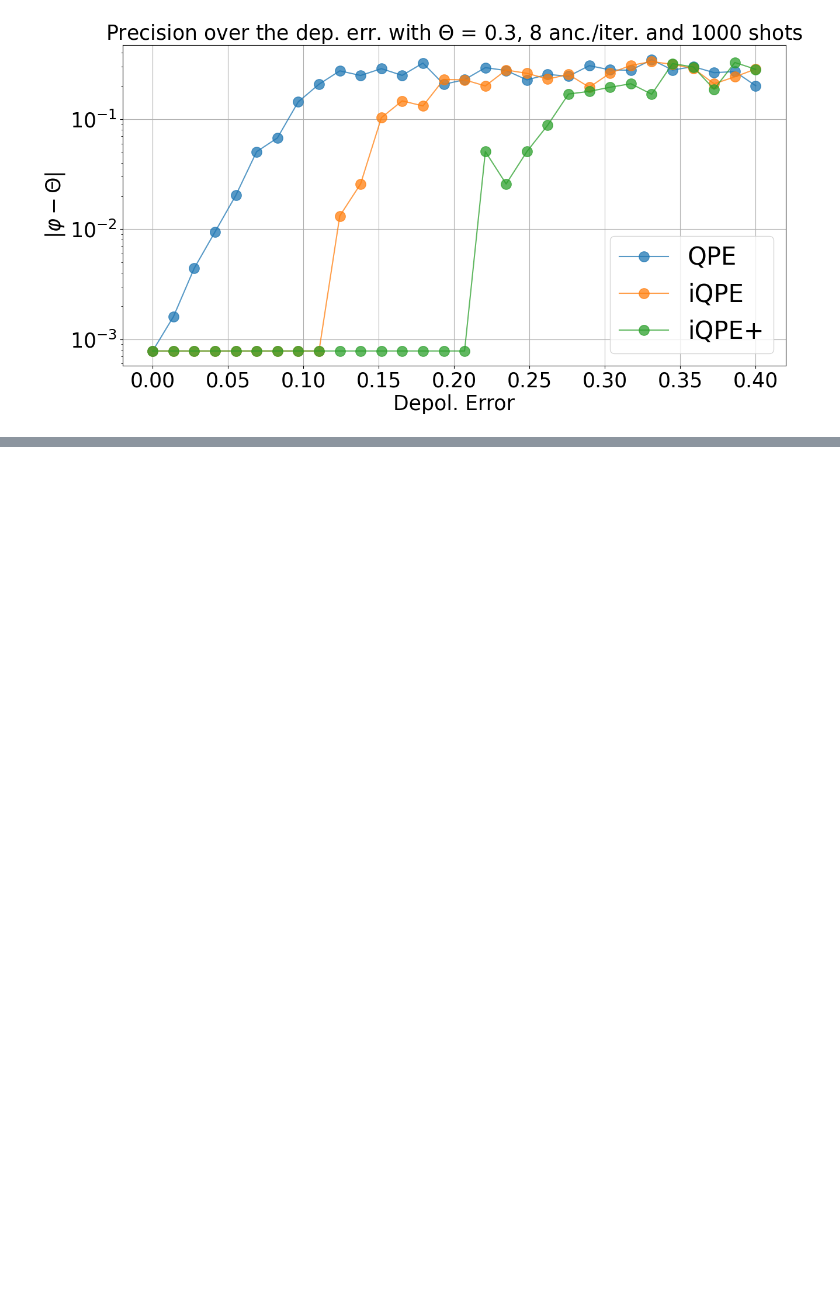
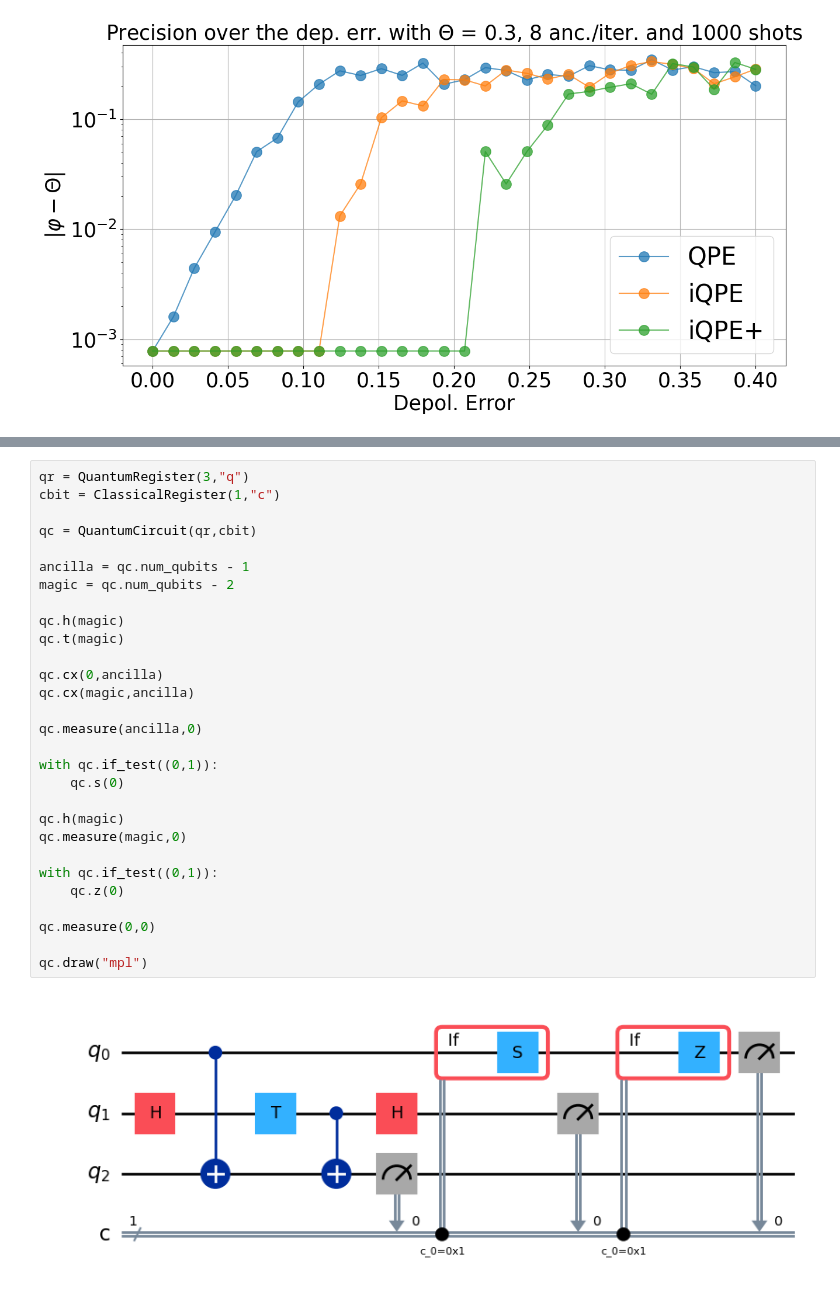
Before and after one commit to RicemanBoy/qc_researchproject, a Jupyter notebook: QPE.ipynb, the cells around one changed output, grey strips where cells are left out. Drawn from its saved outputs; the diff is of its cells as text; blank space fills up the shorter version.

```diff
--- a/QPE.ipynb
+++ b/QPE.ipynb
@@ -159,0 +160,31 @@ plt.legend(fontsize=25)
+# %%
+qr = QuantumRegister(3,"q")
+cbit = ClassicalRegister(1,"c")
+
+qc = QuantumCircuit(qr,cbit)
+
+ancilla = qc.num_qubits - 1
+magic = qc.num_qubits - 2
+
+qc.h(magic)
+qc.t(magic)
+
+qc.cx(0,ancilla)
+qc.cx(magic,ancilla)
+
+qc.measure(ancilla,0)
+
+with qc.if_test((0,1)):
+    qc.s(0)
+
+qc.h(magic)
+qc.measure(magic,0)
+
+with qc.if_test((0,1)):
+    qc.z(0)
+
+qc.measure(0,0)
+
+qc.draw("mpl")
+# %% [output]
+[figure, added]
```
Also changed, not shown: parts of 1 cell of this notebook, 1 other file.
